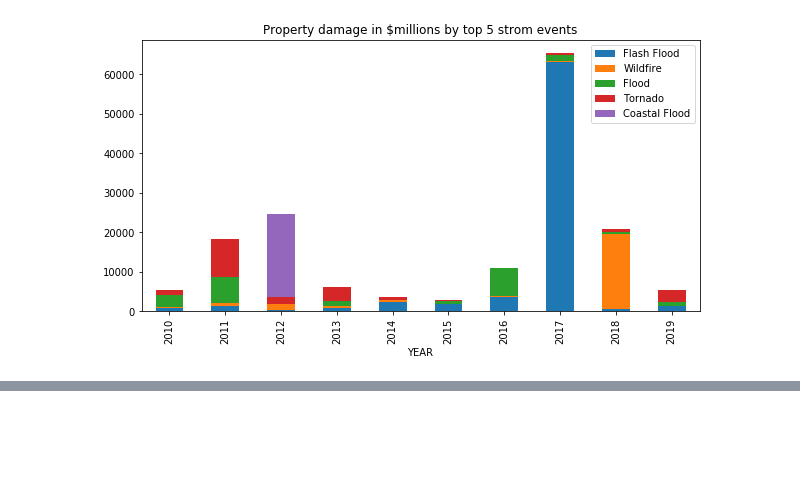
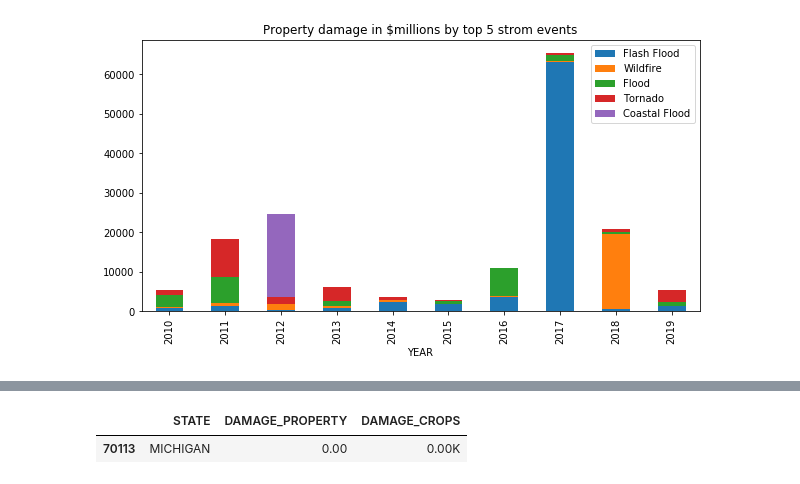
Before and after one commit to alwz1/storm-events, a Jupyter notebook: storm_events.ipynb, the cells around one changed output, grey strips where cells are left out. Cells and saved outputs as stored; diff of their text form; code cells hidden in the pictures; blank space fills up the shorter version.

```diff
--- a/storm_events.ipynb
+++ b/storm_events.ipynb
@@ -379,0 +382,2 @@ df_yearly_damage.plot(kind = 'bar',
+# %%
+df_flash_flood = df[df['EVENT_TYPE'] == 'Flash Flood']
@@ -379,0 +436,10 @@ df_yearly_damage.plot(kind = 'bar',
+# %%
+# DAMAGE_PROPERTY and DAMAGE_CROPS come in K, M or B (thousand, million, and billion)
+# Check for the rows that do not have K, M or B for DAMAGE_PROPERTY and DAMAGE_CROPS
+
+df_flash_flood[(df_flash_flood['DAMAGE_PROPERTY'].str.contains('K|M|B')== False) | \
+              (df_flash_flood['DAMAGE_CROPS'].str.contains('K|M|B')== False)]  \
+              [['STATE','DAMAGE_PROPERTY', 'DAMAGE_CROPS']]
+# %% [output]
+|  | STATE | DAMAGE_PROPERTY | DAMAGE_CROPS |
+| 70113 | MICHIGAN | 0.00 | 0.00K |
```
Also changed, not shown: parts of 8 cells of this notebook.
